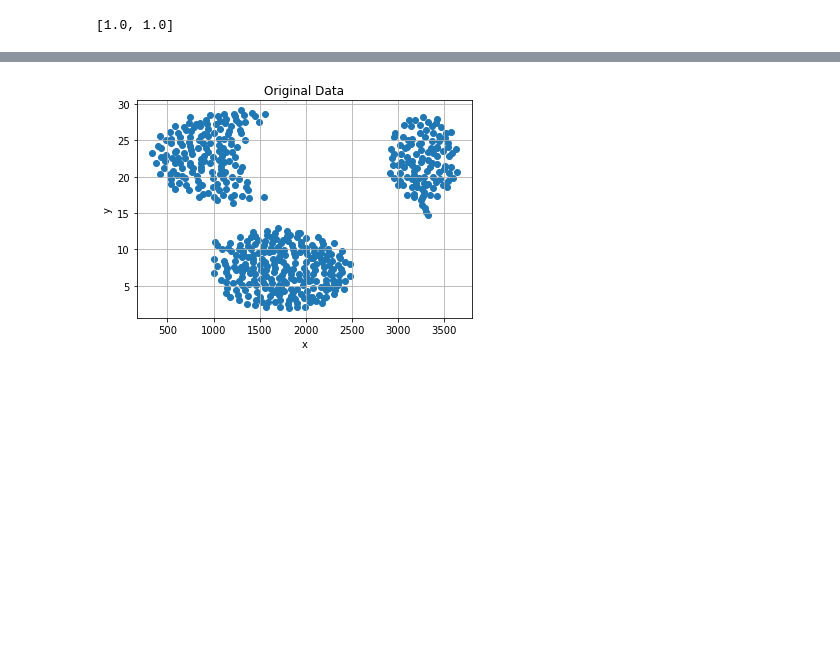
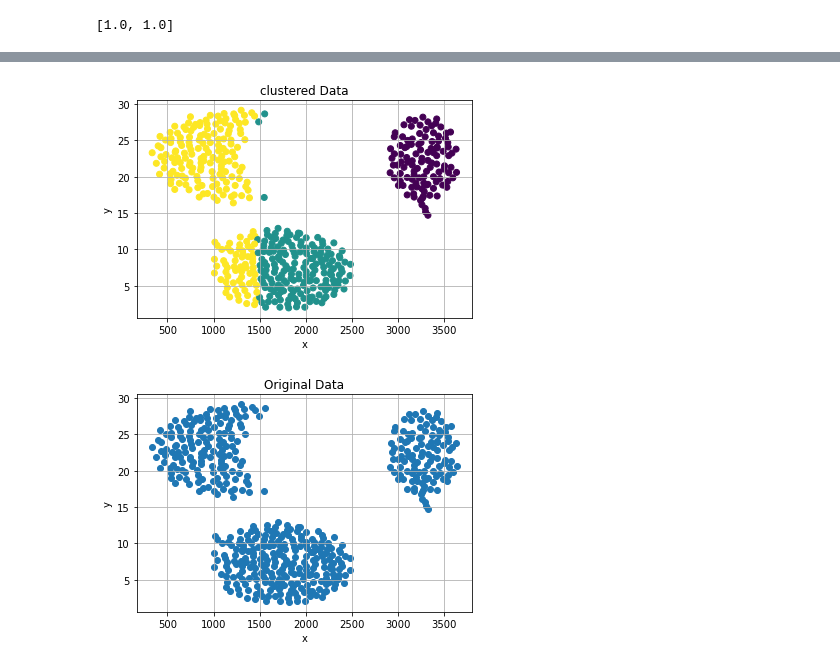
Before and after one commit to batataazul/projects_MachineLearning, a Jupyter notebook: project1/Notebooks/kMeans.ipynb, the cells around one changed output, grey strips where cells are left out. Cells and saved outputs as stored; diff of their text form; code cells hidden in the pictures; blank space fills up the shorter version.

```diff
--- a/project1/Notebooks/kMeans.ipynb
+++ b/project1/Notebooks/kMeans.ipynb
@@ -138,3 +172,7 @@ def getObjectiveFunction(k,centers,dataset):
+# %%
+print2d(results0[2],"../images/clusteredData1n.png")
+# %% [output]
+[figure, added]
 # %%
 exist = True
 try:
```
Also changed, not shown: parts of 8 cells of this notebook, 9 other files.
